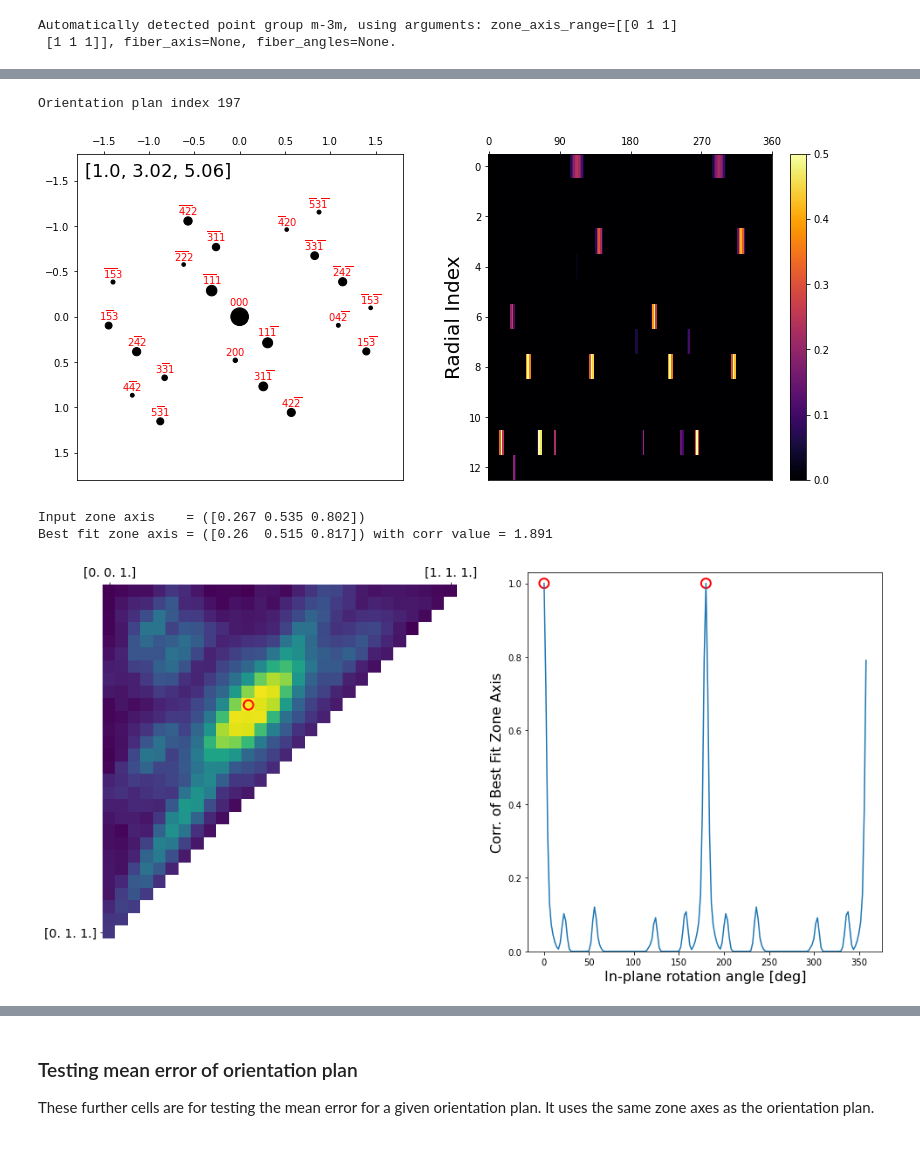
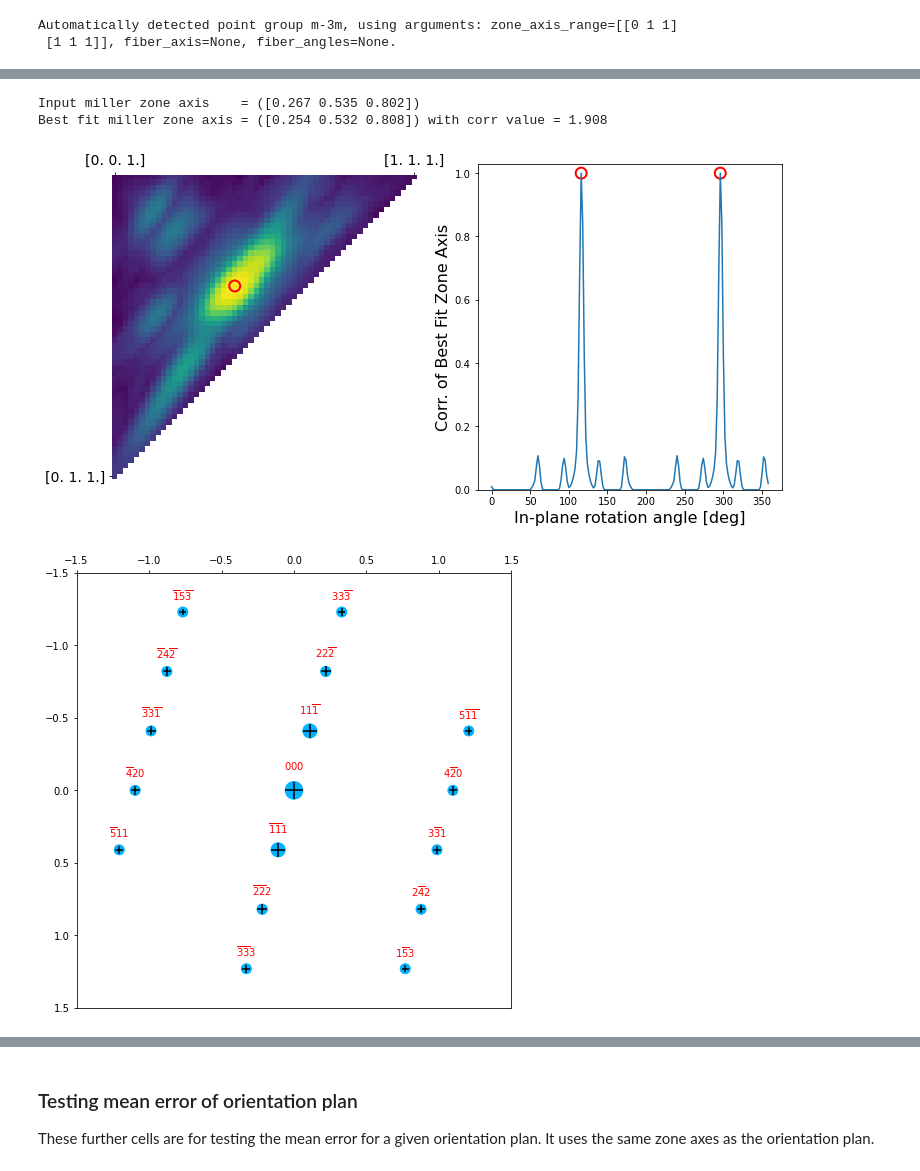
Before and after one commit to py4dstem/py4DSTEM_tutorials, a Jupyter notebook: notebooks/acom/ACOM_basics_01_cubic.ipynb, the cells around one changed output, grey strips where cells are left out. Cells and saved outputs as stored; diff of their text form; code cells hidden in the pictures.

```diff
--- a/notebooks/acom/ACOM_basics_01_cubic.ipynb
+++ b/notebooks/acom/ACOM_basics_01_cubic.ipynb
@@ -190,44 +164,57 @@ fig, ax = crystal.plot_orientation_zones(
 # Save the zone axes orientation map
 # fig.savefig('plot_02_zone_axes.pdf')
 # %%
-# Plot some of the orientation plans
-fig, ax = crystal.plot_orientation_plan(
-#     zone_axis_plot=[1,1,3],
-#     zone_axis_plot=[1,2,3],
-    zone_axis_plot=[1,3,5],
-    returnfig=True,
-);
+# # Plot some of the orientation plans
+# fig, ax = crystal.plot_orientation_plan(
+#     zone_axis_miller=[1,2,3],
+#     returnfig=True,
+# );
-# %% [output]
-Orientation plan index 197
-[figure, removed]
 # %%
 # Save the zone axes orientation map
 # fig.savefig('plot_03_plan_05.pdf')
 # %%
 # Testing some matches - this cell shows the orientation correlogram, and the best match for both zone axis and in-plane rotation.
-zone_axis_test = np.array([1,2,3])
-# zone_axis_test = np.array([1,3,5])
+# zone_axis_test = [1,2,3]
+# zone_axis_test = [-1,-2,-3]
+# zone_axis_test = [0.2,0.4,0.7]
+zone_axis_test = [1,2,3]
+
+# proj_x_test = [-0.24,0.56,0]
 
 bragg_peaks = crystal.generate_diffraction_pattern(
-    zone_axis = zone_axis_test,
+    zone_axis_miller = zone_axis_test,
+#     proj_x_miller = proj_x_test,
     sigma_excitation_error=0.02)
 
 # Print out zone axes after normalization
-t = np.round(zone_axis_test/np.linalg.norm(zone_axis_test)*1e3)/1e3
-print('Input zone axis    = (' + str(t) + ')')
+zone_axis_miller = crystal.cartesian_to_miller(zone_axis_test)
+print('Input miller zone axis    = (' + str(np.round(zone_axis_miller,decimals=3)) + ')')
 
 # Perform matching, and plot correlation images
-orient, fig, ax = crystal.match_single_pattern(
+orientation, fig, ax = crystal.match_single_pattern(
     bragg_peaks,
-    figsize=[16,8],
+    figsize=[12,6],
     plot_corr=True,
     verbose=True,
     returnfig=True,
 )
+
+# plot the match overlaid onto the input data
+bragg_peaks_fit = crystal.generate_diffraction_pattern(
+    orientation,
+    sigma_excitation_error=0.03)
+py4DSTEM.process.diffraction.plot_diffraction_pattern(
+    bragg_peaks_fit,
+    bragg_peaks_compare=bragg_peaks,
+    min_marker_size=100,
+    plot_range_kx_ky=[k_max,k_max],
+    figsize=(8,8)
+)
 # %% [output]
-Input zone axis    = ([0.267 0.535 0.802])
-Best fit zone axis = ([0.26  0.515 0.817]) with corr value = 1.891
+Input miller zone axis    = ([0.267 0.535 0.802])
+Best fit miller zone axis = ([0.254 0.532 0.808]) with corr value = 1.908
-[figure, old version]
+[figure, new version]
+[figure, added]
 # %%
 # Save the correlation outputs
 # fig.savefig('plot_04_match_00.pdf')
```
Also changed, not shown: parts of 8 cells of this notebook, 2 other files.
